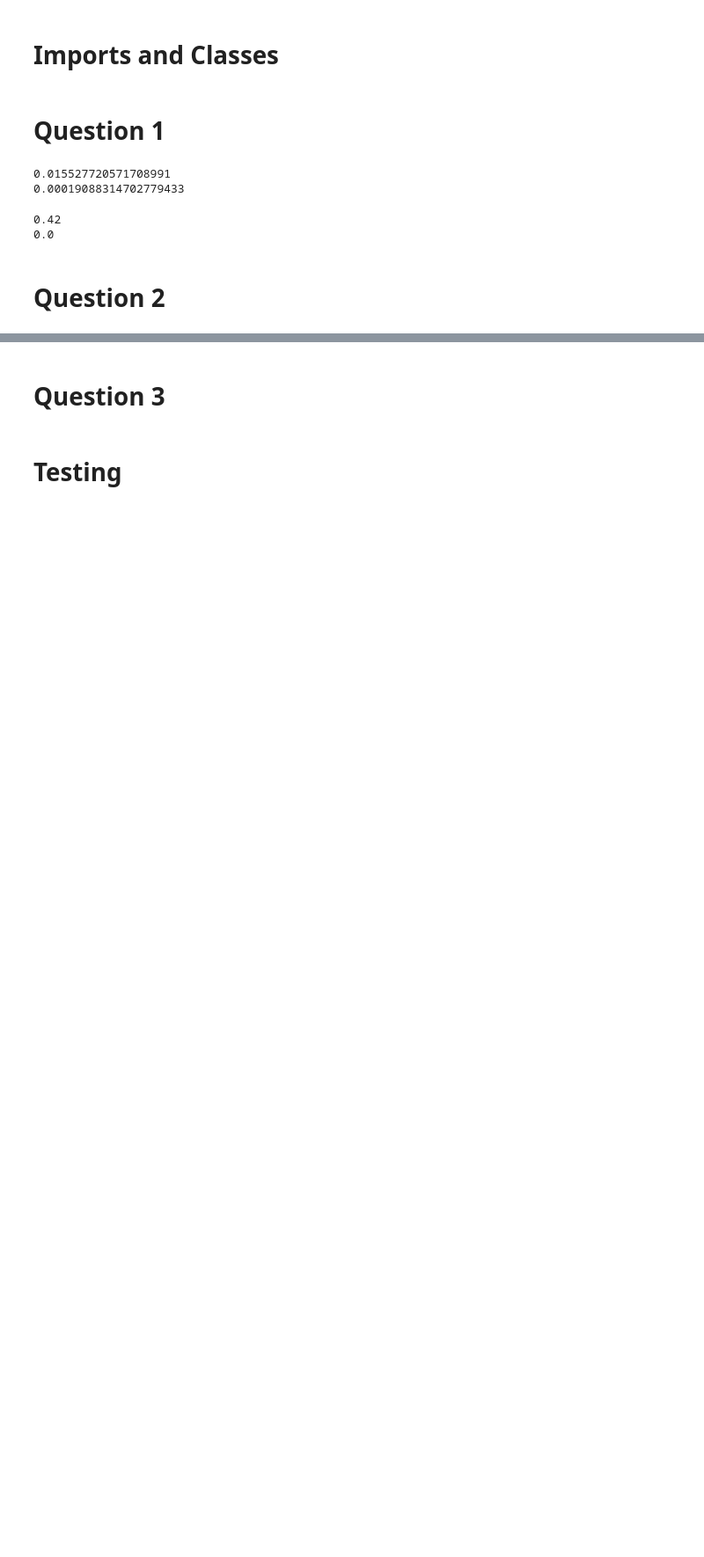
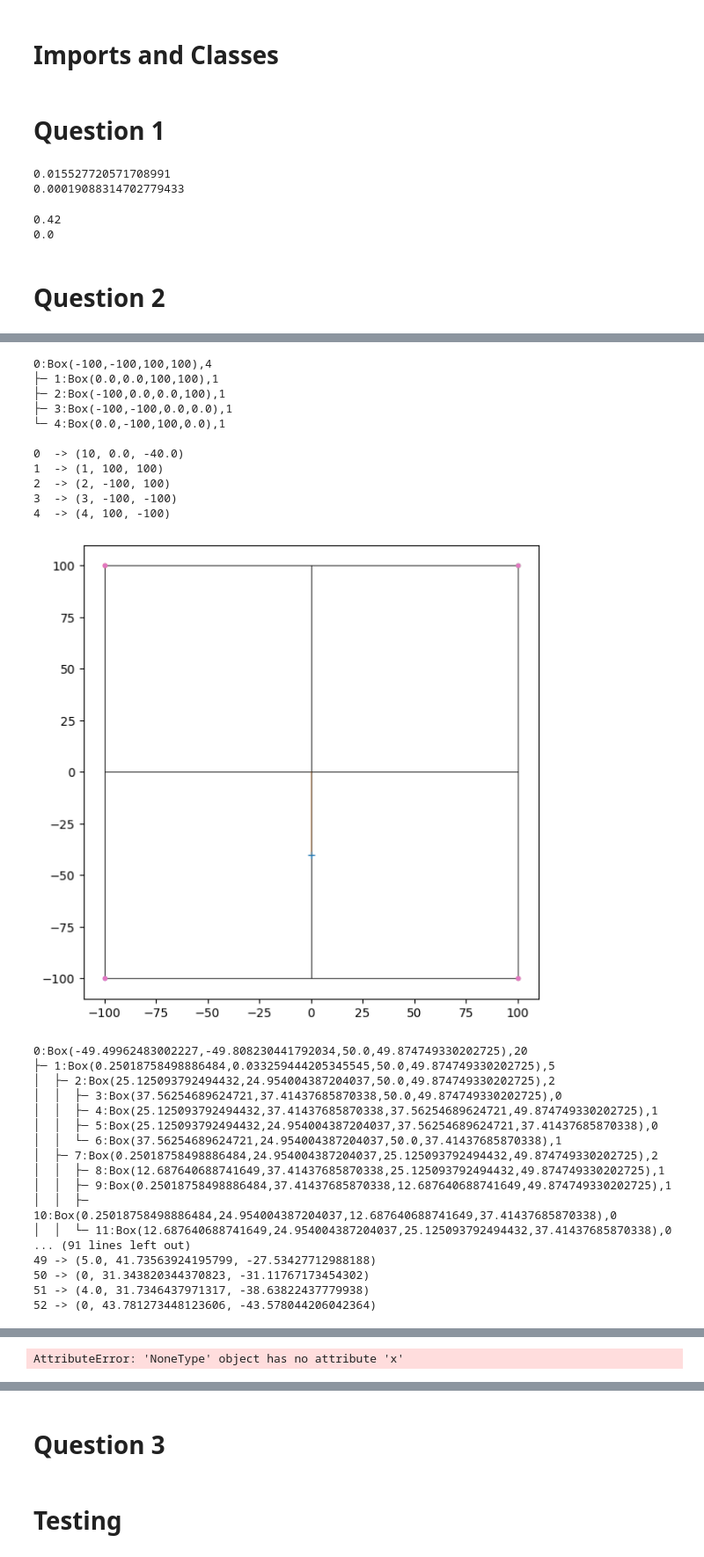
Before and after one commit to calvinyjl/n-body-problem, a Jupyter notebook: nBodyProblem.ipynb, the cells around one changed output, grey strips where cells are left out. Shown: that part at 88% size. Drawn from its saved outputs; the diff is of its cells as text; code cells hidden in the pictures; blank space fills up the shorter version.

```diff
--- a/nBodyProblem.ipynb
+++ b/nBodyProblem.ipynb
@@ -597,0 +623,48 @@ g.plot()
+# %%
+# Test 3: Complex document example
+P = [None]*20
+for i in range(20):
+    x = 50.0 * math.cos(i * 0.3)
+    y = 50.0 * math.sin(i * 0.3)
+    vx = 5.0 * math.cos(i * 0.7)
+    vy = 5.0 * math.sin(i * 0.7)
+    m = 1.0 + (i % 5)
+    P[i] = Body(m, x, y, vx, vy)  # masses: 1..5
+g = Gadget(Box.getBox(P))
+for p in P:
+    g.add(p)
+print(g); g.plot()
+
+for i in range(10):
+    g.remove(P[i])
+print(g); g.plot()
+# %% [output]
+0:Box(-100,-100,100,100),4
+├─ 1:Box(0.0,0.0,100,100),1
+├─ 2:Box(-100,0.0,0.0,100),1
+├─ 3:Box(-100,-100,0.0,0.0),1
+└─ 4:Box(0.0,-100,100,0.0),1
+
+0  -> (10, 0.0, -40.0)
+1  -> (1, 100, 100)
+2  -> (2, -100, 100)
+3  -> (3, -100, -100)
+4  -> (4, 100, -100)
+[figure, added]
+0:Box(-49.49962483002227,-49.808230441792034,50.0,49.874749330202725),20
+├─ 1:Box(0.25018758498886484,0.033259444205345545,50.0,49.874749330202725),5
+│  ├─ 2:Box(25.125093792494432,24.954004387204037,50.0,49.874749330202725),2
+│  │  ├─ 3:Box(37.56254689624721,37.41437685870338,50.0,49.874749330202725),0
+│  │  ├─ 4:Box(25.125093792494432,37.41437685870338,37.56254689624721,49.874749330202725),1
+│  │  ├─ 5:Box(25.125093792494432,24.954004387204037,37.56254689624721,37.41437685870338),0
+│  │  └─ 6:Box(37.56254689624721,24.954004387204037,50.0,37.41437685870338),1
+│  ├─ 7:Box(0.25018758498886484,24.954004387204037,25.125093792494432,49.874749330202725),2
+│  │  ├─ 8:Box(12.687640688741649,37.41437685870338,25.125093792494432,49.874749330202725),1
+│  │  ├─ 9:Box(0.25018758498886484,37.41437685870338,12.687640688741649,49.874749330202725),1
+│  │  ├─ 10:Box(0.25018758498886484,24.954004387204037,12.687640688741649,37.41437685870338),0
+│  │  └─ 11:Box(12.687640688741649,24.954004387204037,25.125093792494432,37.41437685870338),0
+... (91 lines left out)
+49 -> (5.0, 41.73563924195799, -27.53427712988188)
+50 -> (0, 31.343820344370823, -31.11767173454302)
+51 -> (4.0, 31.7346437971317, -38.63822437779938)
+52 -> (0, 43.781273448123606, -43.578044206042364)
@@ -597,0 +689 @@ g.plot()
+AttributeError: 'NoneType' object has no attribute 'x'
```
Also changed, not shown: parts of 4 cells of this notebook.
